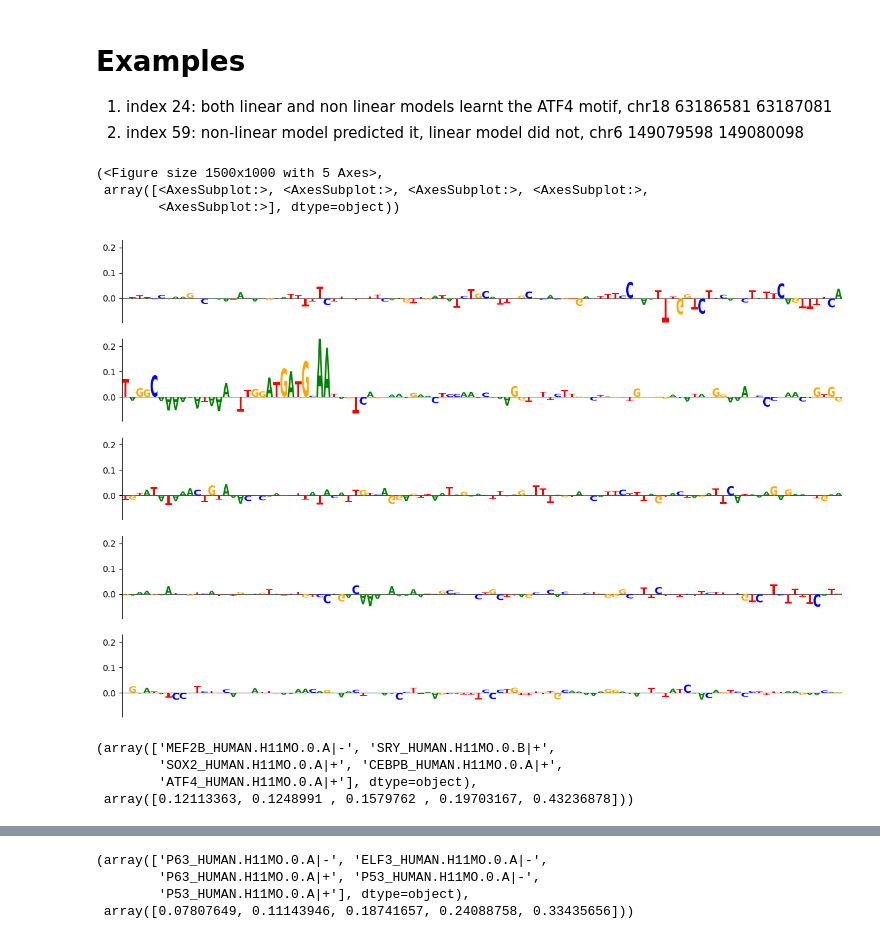
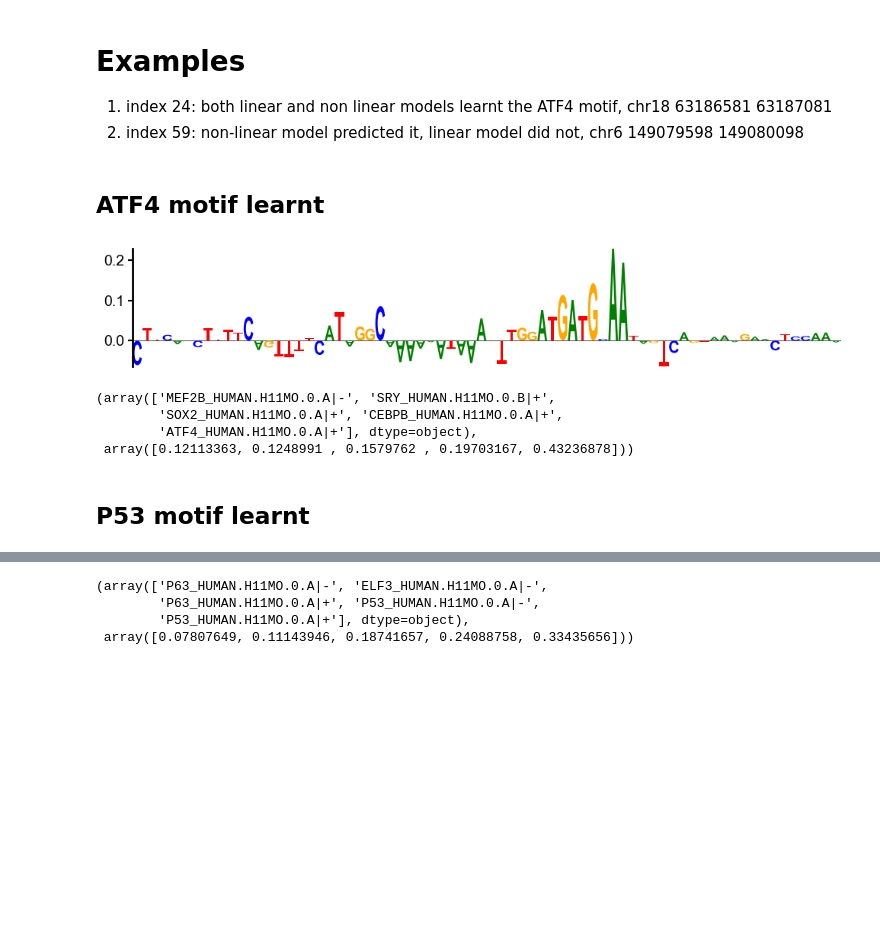
Before and after one commit to deeprob/starrseq_results, a Jupyter notebook: 4_ml_classification_fragment_category/notebooks/2_compare_predictions_peaks.ipynb, the cells around one changed output, grey strips where cells are left out. Drawn from its saved outputs; the diff is of its cells as text; code cells hidden in the pictures; blank space fills up the shorter version.

Commit message:
figures-added-orthogonal-cross-lib

```diff
--- a/4_ml_classification_fragment_category/notebooks/2_compare_predictions_peaks.ipynb
+++ b/4_ml_classification_fragment_category/notebooks/2_compare_predictions_peaks.ipynb
@@ -7,3 +1,28 @@ import logomaker
+# %%
+import numpy as np
+import pandas as pd
+import matplotlib.pyplot as plt
+from pyfaidx import Fasta
+import logomaker
+
+# plotting modules
+from matplotlib.ticker import MultipleLocator
+import matplotlib.colors as colors
+import matplotlib
+import matplotlib.pyplot as plt
+matplotlib.rcParams['pdf.fonttype'] = 42
+matplotlib.rcParams['ps.fonttype'] = 42
+matplotlib.rcParams['font.sans-serif'] = "Arial" # missing fonts:: https://alexanderlabwhoi.github.io/post/2021-03-missingfont/
+# Then, "ALWAYS use sans-serif fonts"
+matplotlib.rcParams['font.family'] = "sans-serif"
+matplotlib.rcParams.update({'font.size': 14, 'axes.linewidth': 2, 'xtick.major.width': 1.5, 'xtick.major.size': 5, 'ytick.major.width': 1.5, 'ytick.major.size': 4})
+from matplotlib.backends.backend_pdf import PdfPages
+# %%
+def save_pdf(save_file, fig):
+    pdf = PdfPages(save_file)
+    pdf.savefig(fig, bbox_inches='tight', dpi=300)
+    pdf.close()
+    return
 # %%
 samples_file = "/data5/deepro/starrseq/papers/results/4_ml_classification_fragment_category/data/CC/peaks_vs_notpeaks/samples.h5"
 motif_file = "/data5/deepro/starrseq/papers/results/4_ml_classification_fragment_category/data/homer/motif_features.csv.gz"
@@ -78,20 +97,21 @@ def get_seq_info(df, idx, genome, seq_attr_arr, reverse=False):
     seq_attr = seq_attr_arr[idx]
     return seq, seq_attr, (chrm, start, end)
 
-def create_seqattr_figure(seq, seq_attr, nrows=5,):
+def create_seqattr_figure(seq, seq_attr, nrows=5, figsize=(15, 10)):
     seq_df = create_seq_attr_df(seq, seq_attr)
     bp_per_row=len(seq)//nrows
-    fig, ax = plt.subplots(nrows, 1, figsize=(15, 10), sharey=True)
+    fig, ax = plt.subplots(nrows, 1, figsize=figsize, sharey=True)
     start = 0
     for row in range(nrows):
         # create Logo object
-        nn_logo = logomaker.Logo(seq_df.iloc[start:start+bp_per_row], ax=ax[row],)
+        ax_row = ax[row] if nrows>1 else ax
+        nn_logo = logomaker.Logo(seq_df.iloc[start:start+bp_per_row], ax=ax_row,)
         nn_logo.ax.set_xticks([])
         start += bp_per_row
-        ax[row].spines[['right', 'top', "bottom"]].set_visible(False)
-        ax[row].xaxis.set_visible(False)
+        ax_row.spines[['right', 'top', "bottom"]].set_visible(False)
+        ax_row.xaxis.set_visible(False)
         # ax[row].set_yticks([])
-        ax[row].set_ylim(seq_attr.min(), seq_attr.max())
+        ax_row.set_ylim(seq_attr.min(), seq_attr.max())
     return fig, ax
 # %%
 df, top_pred_nl, top_pred_l, top_incorrect_pred_nl, top_incorrect_pred_l = compare_top_preds()
@@ -120,14 +140,15 @@ len(top_incorrect_pred_l.loc[top_incorrect_pred_l.ypred_nonlinear<0.5])/len(top_
 
 1. index 24: both linear and non linear models learnt the ATF4 motif, chr18 63186581 63187081
 2. index 59: non-linear model predicted it, linear model did not, chr6 149079598 149080098
+# %% [markdown]
+## ATF4 motif learnt
 # %%
 s, sa, (chrm, start, end) = get_seq_info(df, 24, genome, nlinear_seq_arr)
-create_seqattr_figure(s, sa)
+fig, ax = create_seqattr_figure(s[80:150], sa[80:150], nrows=1, figsize=(12, 2))
+save_file = "../data/figures/non_linear/atf4_motif_learnt.pdf"
+save_pdf(save_file, fig)
 # %% [output]
-(<Figure size 1500x1000 with 5 Axes>,
- array([<AxesSubplot:>, <AxesSubplot:>, <AxesSubplot:>, <AxesSubplot:>,
-        <AxesSubplot:>], dtype=object))
-[figure, old version]
+[figure, new version]
 # %%
 get_top_n_features(linear_seq_arr[24], features, n=5, lowest=False)
 # %% [output]
@@ -135,5 +156,7 @@ get_top_n_features(linear_seq_arr[24], features, n=5, lowest=False)
         'SOX2_HUMAN.H11MO.0.A|+', 'CEBPB_HUMAN.H11MO.0.A|+',
         'ATF4_HUMAN.H11MO.0.A|+'], dtype=object),
  array([0.12113363, 0.1248991 , 0.1579762 , 0.19703167, 0.43236878]))
+# %% [markdown]
+## P53 motif learnt
 # %%
 s, sa, (chrm, start, end) = get_seq_info(df, 59, genome, nlinear_seq_arr)
```
Also changed, not shown: parts of 2 cells of this notebook, 10 other files.
